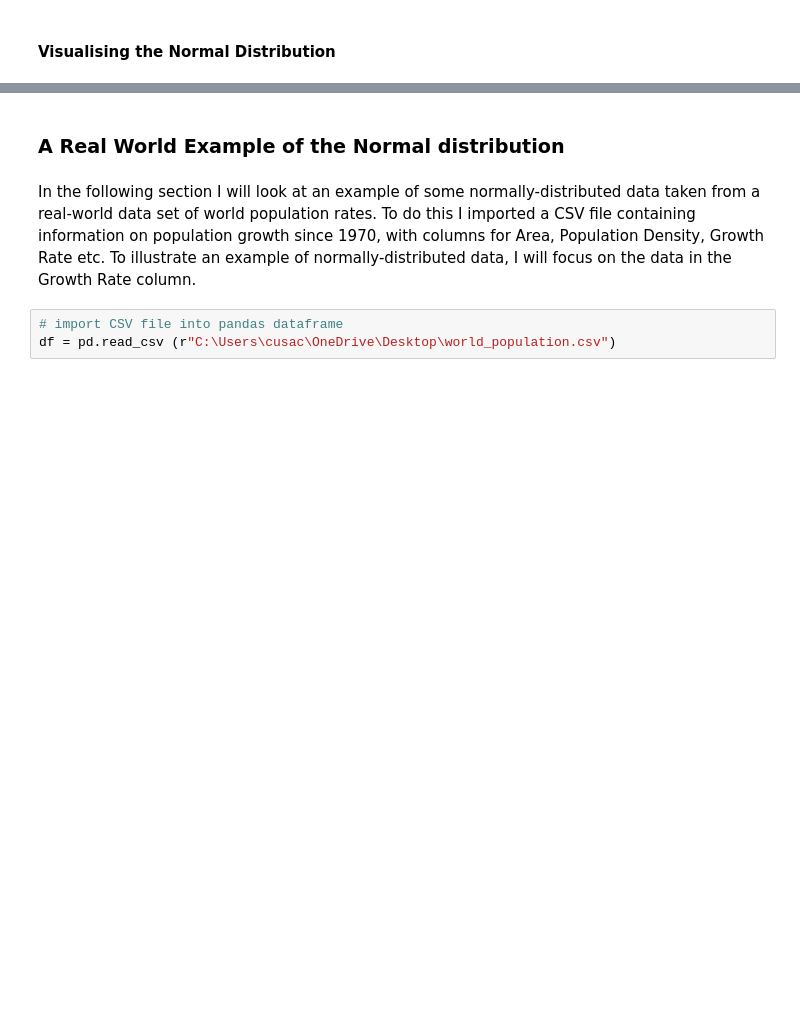
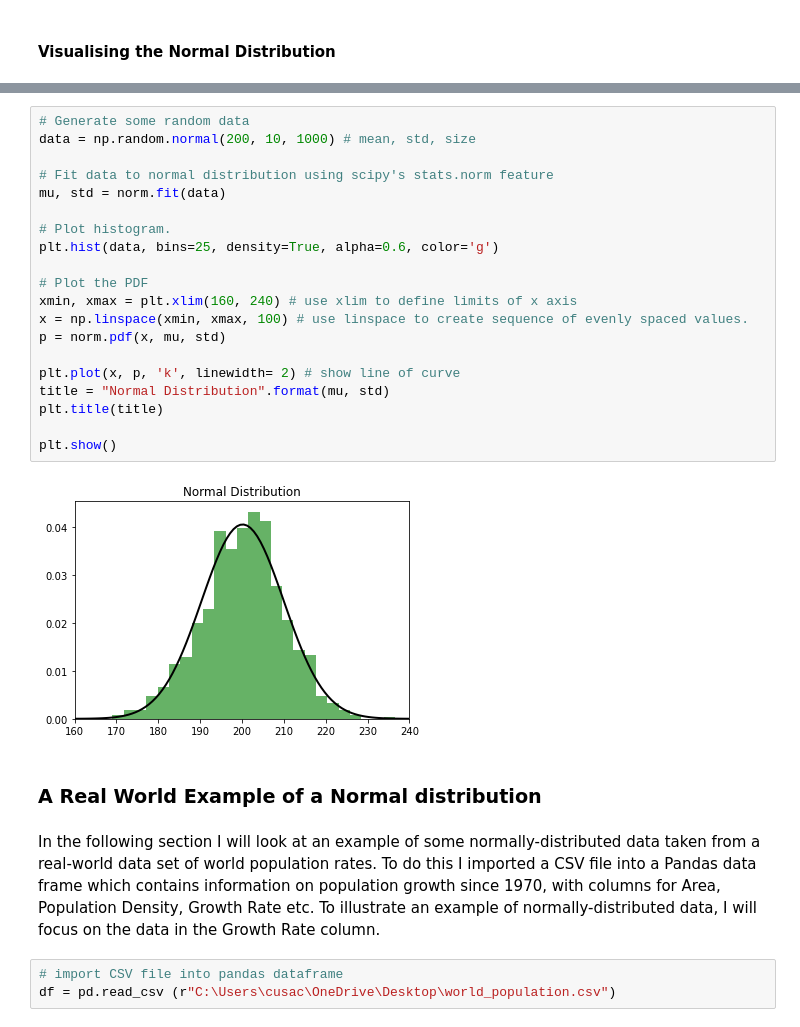
Before and after one commit to martincusack979/fundanalysis-assesment, a Jupyter notebook: normal-distribution.ipynb, the cells around one changed output, grey strips where cells are left out. Saved outputs shown, nothing was run; the diff lists cells and outputs as text; blank space fills up the shorter version.

```diff
--- a/normal-distribution.ipynb
+++ b/normal-distribution.ipynb
@@ -40,7 +50,29 @@ array([[ 0.30156209, -2.04319548,  0.66357896, -1.5829133 ],
+# %%
+# Generate some random data
+data = np.random.normal(200, 10, 1000) # mean, std, size
+
+# Fit data to normal distribution using scipy's stats.norm feature
+mu, std = norm.fit(data)
+
+# Plot histogram.
+plt.hist(data, bins=25, density=True, alpha=0.6, color='g')
+
+# Plot the PDF
+xmin, xmax = plt.xlim(160, 240) # use xlim to define limits of x axis
+x = np.linspace(xmin, xmax, 100) # use linspace to create sequence of evenly spaced values.
+p = norm.pdf(x, mu, std)
+
+plt.plot(x, p, 'k', linewidth= 2) # show line of curve
+title = "Normal Distribution".format(mu, std)
+plt.title(title)
+
+plt.show()
+# %% [output]
+[figure, added]
 # %% [markdown]
-### A Real World Example of the Normal distribution
+### A Real World Example of a Normal distribution
 # %% [markdown]
-In the following section I will look at an example of some normally-distributed data taken from a real-world data set of world population rates.  To do this I imported a CSV file containing information on population growth since 1970, with columns for Area, Population Density, Growth Rate etc.  To illustrate an example of normally-distributed data, I will focus on the data in the Growth Rate column.
+In the following section I will look at an example of some normally-distributed data taken from a real-world data set of world population rates.  To do this I imported a CSV file into a Pandas data frame which contains information on population growth since 1970, with columns for Area, Population Density, Growth Rate etc.  To illustrate an example of normally-distributed data, I will focus on the data in the Growth Rate column.
 # %%
 # import CSV file into pandas dataframe
 df = pd.read_csv (r"C:\Users\cusac\OneDrive\Desktop\world_population.csv")
```
Also changed, not shown: parts of 14 cells of this notebook.
